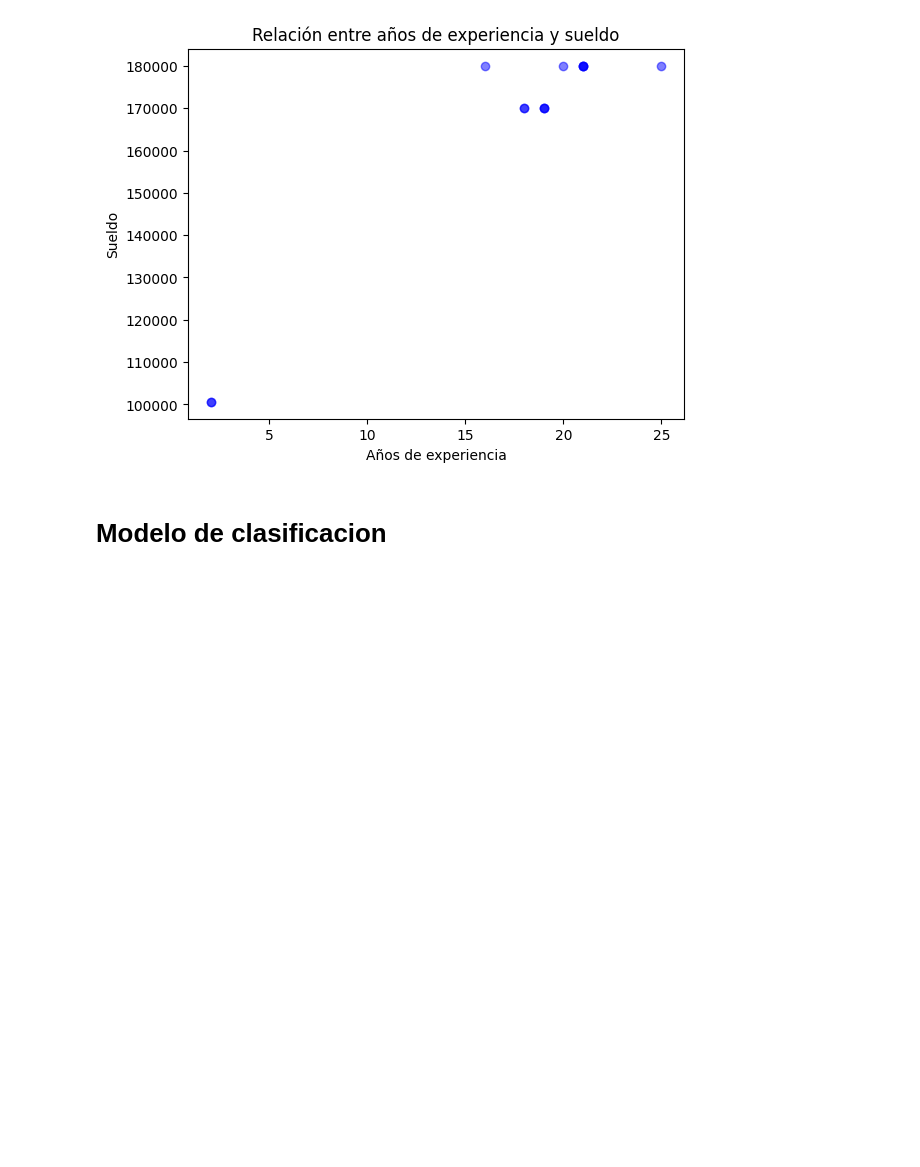
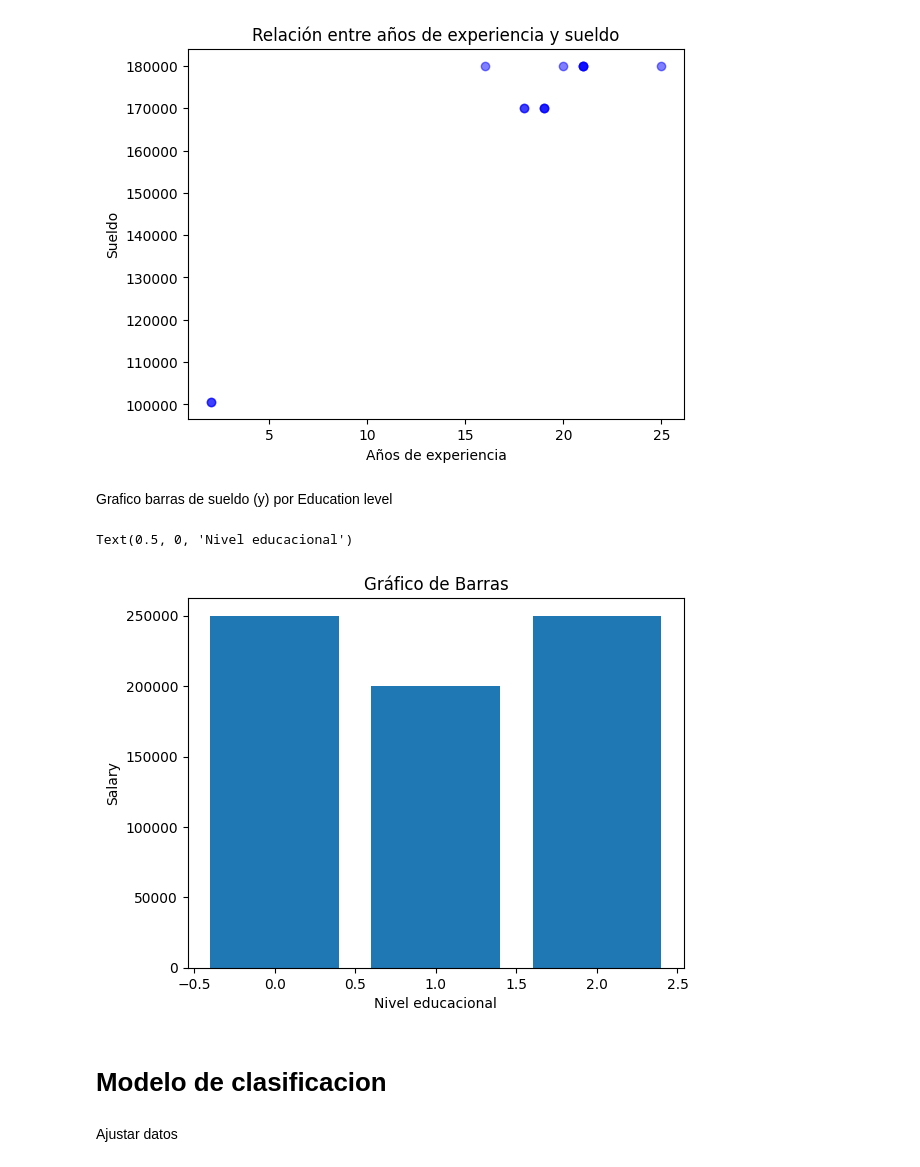
Before and after one commit to AlejoBovet/MachineLearningPublic, a Jupyter notebook: Practica1.ipynb, the cells around one changed output. Cells and saved outputs as stored; diff of their text form; code cells hidden in the pictures; blank space fills up the shorter version.

```diff
--- a/Practica1.ipynb
+++ b/Practica1.ipynb
@@ -323,5 +434,15 @@ plt.title('Relación entre años de experiencia y sueldo')
 plt.show()
 # %% [output]
 [figure]
+# %% [markdown]
+Grafico barras de sueldo (y) por Education level
+# %%
+plt.bar(df4['Educacion Level'],df4['Salary'] )
+plt.title('Gráfico de Barras')
+plt.ylabel('Salary')
+plt.xlabel('Nivel educacional')
+# %% [output]
+Text(0.5, 0, 'Nivel educacional')
+[figure, added]
 # %% [markdown]
 # Modelo de clasificacion
@@ -327,0 +457,2 @@ plt.show()
+# %% [markdown]
+Ajustar datos
```
Also changed, not shown: parts of 19 cells of this notebook.
